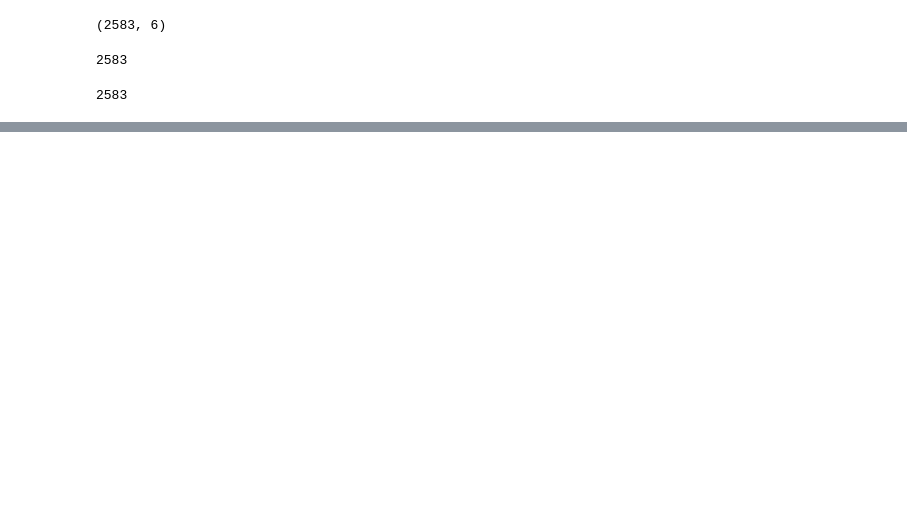
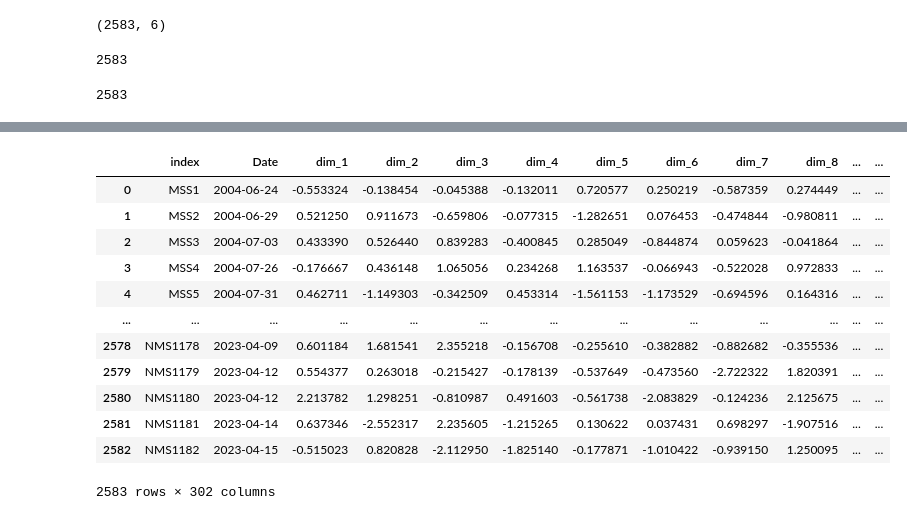
Before and after one commit to ohhlalit/CP, a Jupyter notebook: MS+NM/MS+NM_vectorization_Doc2Vec.ipynb, the cells around one changed output, grey strips where cells are left out. Cells and saved outputs as stored; diff of their text form; code cells hidden in the pictures; blank space fills up the shorter version.

```diff
--- a/MS+NM/MS+NM_vectorization_Doc2Vec.ipynb
+++ b/MS+NM/MS+NM_vectorization_Doc2Vec.ipynb
@@ -143 +152,17 @@ df_data
+# %%
+df_new
+# %% [output]
+|  | index | Date | dim_1 | dim_2 | dim_3 | dim_4 | dim_5 | dim_6 | dim_7 | dim_8 | ... | ... |
+| 0 | MSS1 | 2004-06-24 | -0.553324 | -0.138454 | -0.045388 | -0.132011 | 0.720577 | 0.250219 | -0.587359 | 0.274449 | ... | ... |
+| 1 | MSS2 | 2004-06-29 | 0.521250 | 0.911673 | -0.659806 | -0.077315 | -1.282651 | 0.076453 | -0.474844 | -0.980811 | ... | ... |
+| 2 | MSS3 | 2004-07-03 | 0.433390 | 0.526440 | 0.839283 | -0.400845 | 0.285049 | -0.844874 | 0.059623 | -0.041864 | ... | ... |
+| 3 | MSS4 | 2004-07-26 | -0.176667 | 0.436148 | 1.065056 | 0.234268 | 1.163537 | -0.066943 | -0.522028 | 0.972833 | ... | ... |
+| 4 | MSS5 | 2004-07-31 | 0.462711 | -1.149303 | -0.342509 | 0.453314 | -1.561153 | -1.173529 | -0.694596 | 0.164316 | ... | ... |
+| ... | ... | ... | ... | ... | ... | ... | ... | ... | ... | ... | ... | ... |
+| 2578 | NMS1178 | 2023-04-09 | 0.601184 | 1.681541 | 2.355218 | -0.156708 | -0.255610 | -0.382882 | -0.882682 | -0.355536 | ... | ... |
+| 2579 | NMS1179 | 2023-04-12 | 0.554377 | 0.263018 | -0.215427 | -0.178139 | -0.537649 | -0.473560 | -2.722322 | 1.820391 | ... | ... |
+| 2580 | NMS1180 | 2023-04-12 | 2.213782 | 1.298251 | -0.810987 | 0.491603 | -0.561738 | -2.083829 | -0.124236 | 2.125675 | ... | ... |
+| 2581 | NMS1181 | 2023-04-14 | 0.637346 | -2.552317 | 2.235605 | -1.215265 | 0.130622 | 0.037431 | 0.698297 | -1.907516 | ... | ... |
+| 2582 | NMS1182 | 2023-04-15 | -0.515023 | 0.820828 | -2.112950 | -1.825140 | -0.177871 | -1.010422 | -0.939150 | 1.250095 | ... | ... |
+2583 rows × 302 columns
 # %%
```
Also changed, not shown: parts of 12 cells of this notebook.
